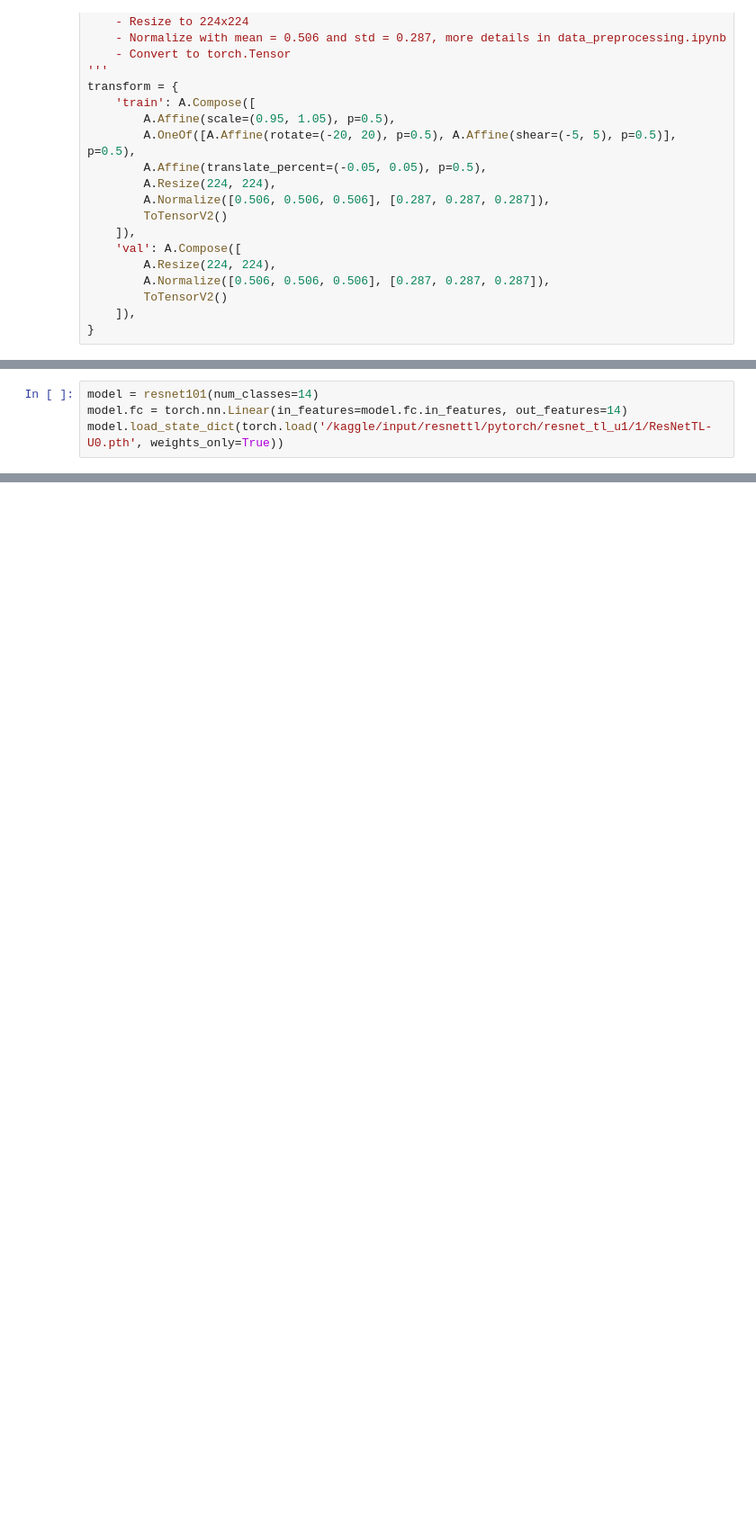
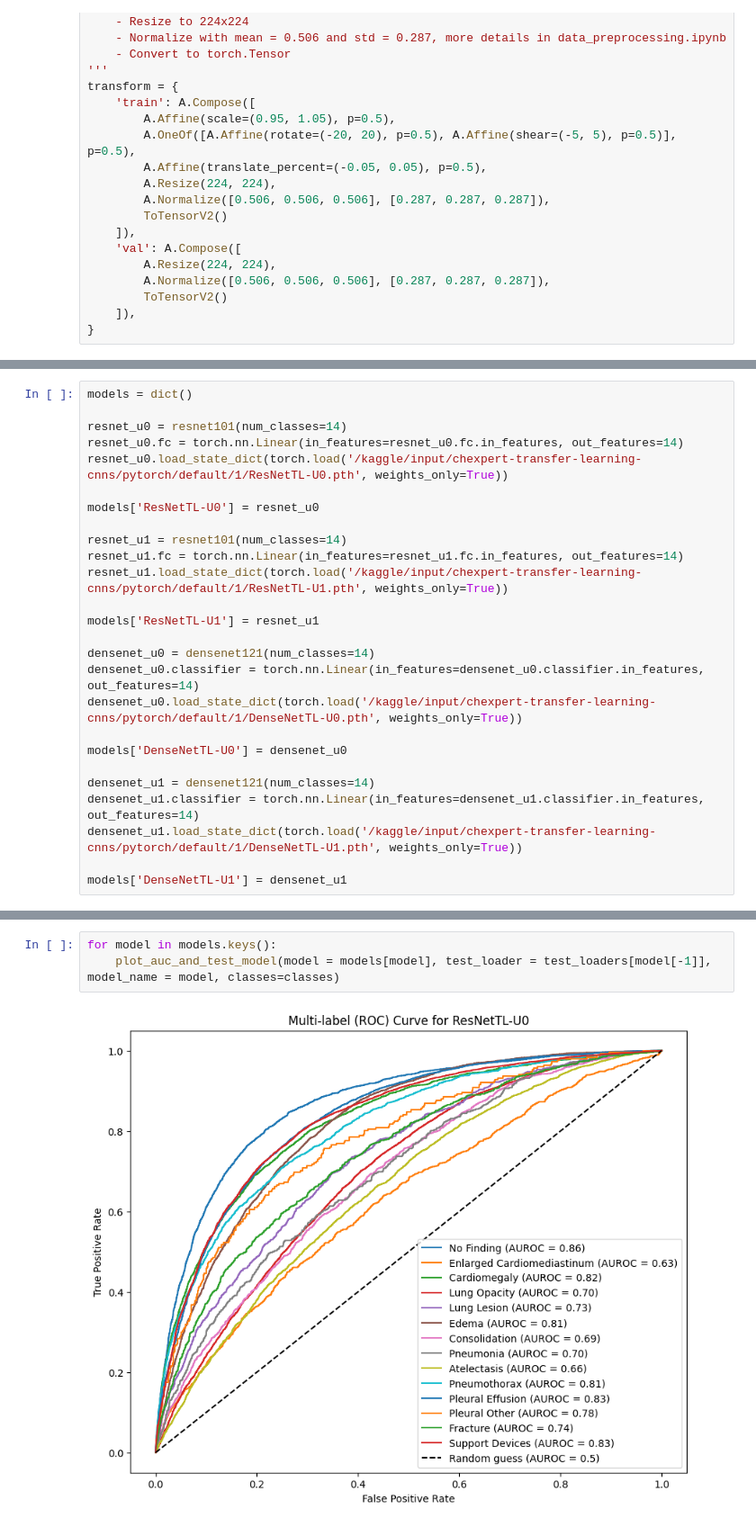
Before and after one commit to buinguyenkhai/deep-learning-20241-chexpert-classification, a Jupyter notebook: test_model.ipynb, the cells around one changed output, grey strips where cells are left out. Shown: that part at 90% size. Drawn from its saved outputs; the diff is of its cells as text; blank space fills up the shorter version.

```diff
--- a/test_model.ipynb
+++ b/test_model.ipynb
@@ -158,4 +187,0 @@ test_loader = DataLoader(
-# %%
-model = resnet101(num_classes=14)
-model.fc = torch.nn.Linear(in_features=model.fc.in_features, out_features=14)
-model.load_state_dict(torch.load('/kaggle/input/resnettl/pytorch/resnet_tl_u1/1/ResNetTL-U0.pth', weights_only=True))
@@ -167,0 +190,26 @@ plot_auc_and_test_model(model, test_loader, model_name = 'ResNetTL-U10', classes
+# %%
+models = dict()
+
+resnet_u0 = resnet101(num_classes=14)
+resnet_u0.fc = torch.nn.Linear(in_features=resnet_u0.fc.in_features, out_features=14)
+resnet_u0.load_state_dict(torch.load('/kaggle/input/chexpert-transfer-learning-cnns/pytorch/default/1/ResNetTL-U0.pth', weights_only=True))
+
+models['ResNetTL-U0'] = resnet_u0
+
+resnet_u1 = resnet101(num_classes=14)
+resnet_u1.fc = torch.nn.Linear(in_features=resnet_u1.fc.in_features, out_features=14)
+resnet_u1.load_state_dict(torch.load('/kaggle/input/chexpert-transfer-learning-cnns/pytorch/default/1/ResNetTL-U1.pth', weights_only=True))
+
+models['ResNetTL-U1'] = resnet_u1
+
+densenet_u0 = densenet121(num_classes=14)
+densenet_u0.classifier = torch.nn.Linear(in_features=densenet_u0.classifier.in_features, out_features=14)
+densenet_u0.load_state_dict(torch.load('/kaggle/input/chexpert-transfer-learning-cnns/pytorch/default/1/DenseNetTL-U0.pth', weights_only=True))
+
+models['DenseNetTL-U0'] = densenet_u0
+
+densenet_u1 = densenet121(num_classes=14)
+densenet_u1.classifier = torch.nn.Linear(in_features=densenet_u1.classifier.in_features, out_features=14)
+densenet_u1.load_state_dict(torch.load('/kaggle/input/chexpert-transfer-learning-cnns/pytorch/default/1/DenseNetTL-U1.pth', weights_only=True))
+
+models['DenseNetTL-U1'] = densenet_u1
@@ -167,0 +218,5 @@ plot_auc_and_test_model(model, test_loader, model_name = 'ResNetTL-U10', classes
+# %%
+for model in models.keys():
+    plot_auc_and_test_model(model = models[model], test_loader = test_loaders[model[-1]], model_name = model, classes=classes)
+# %% [output]
+[figure, added]
```
Also changed, not shown: parts of 9 cells of this notebook, 3 other files.
